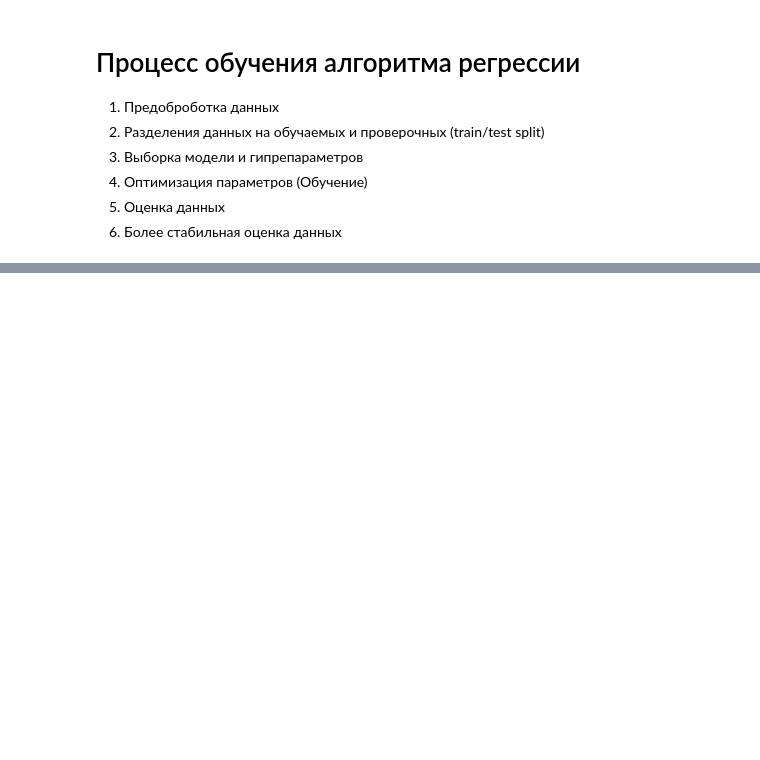
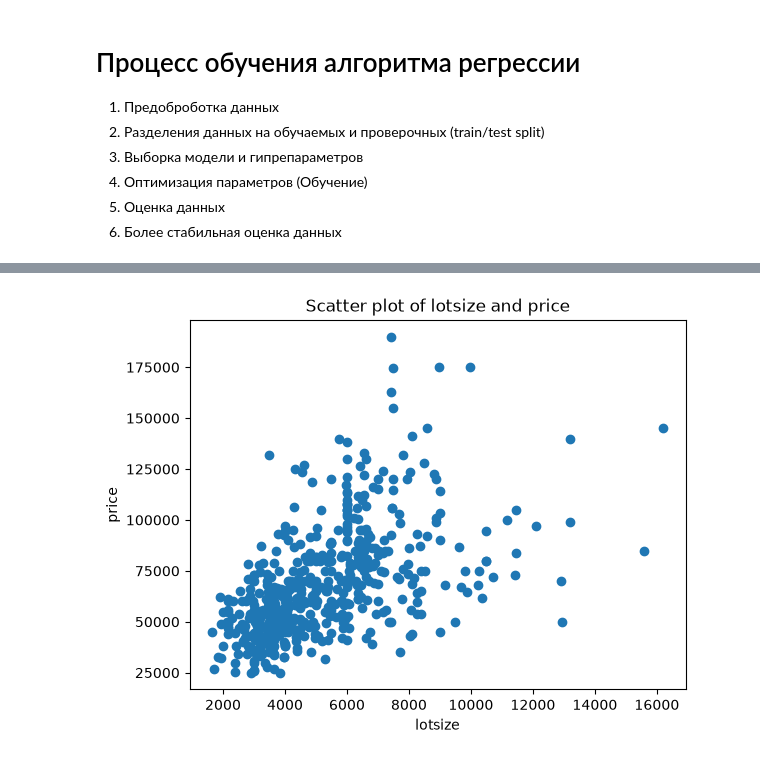
Before and after one commit to MammadovKamranIT/AI04, a Jupyter notebook: 4.ipynb, the cells around one changed output, grey strips where cells are left out. Saved outputs shown, nothing was run; the diff lists cells and outputs as text; code cells hidden in the pictures; blank space fills up the shorter version.

```diff
--- a/4.ipynb
+++ b/4.ipynb
@@ -41,0 +137,9 @@ data = pd.read_csv(FILE_PATH)
+# %%
+plt.figure()
+plt.scatter(data['lotsize'], data['price'])
+plt.xlabel('lotsize')
+plt.ylabel('price')
+plt.title('Scatter plot of lotsize and price')
+plt.show()
+# %% [output]
+[figure, added]
```
Also changed, not shown: parts of 19 cells of this notebook.
